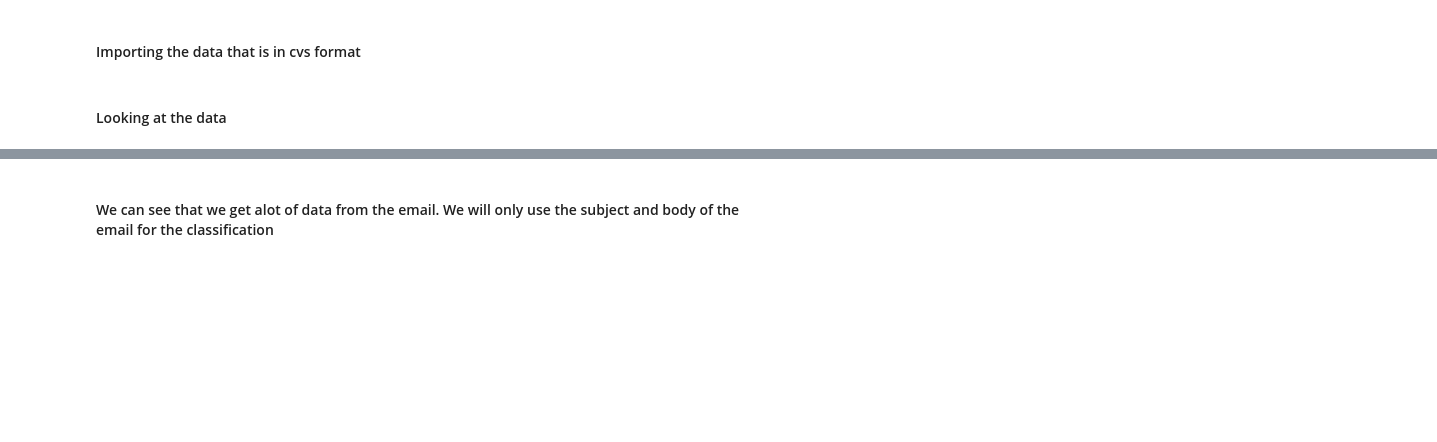
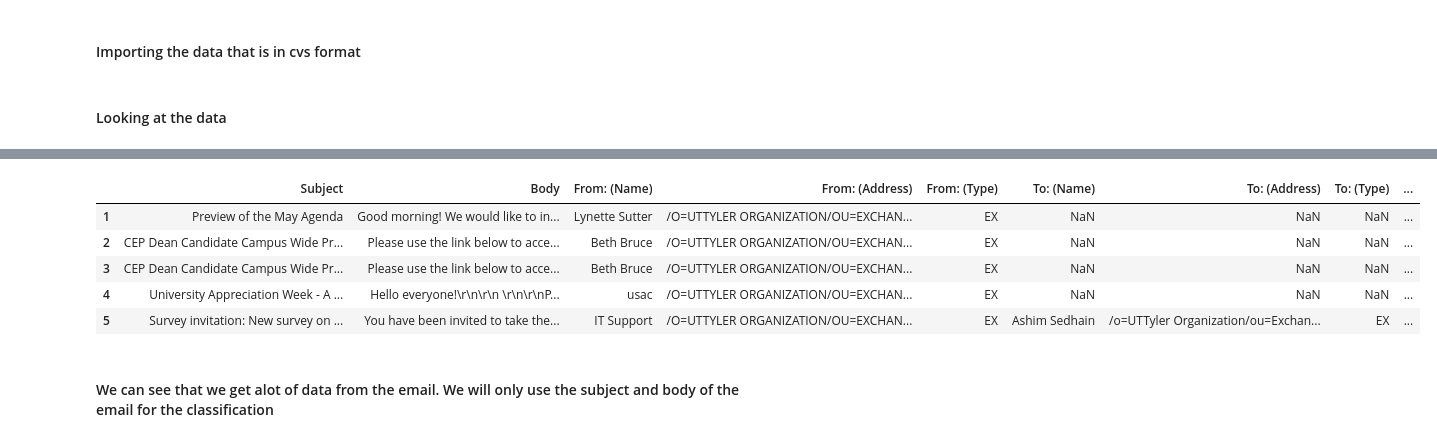
Before and after one commit to asimsedhain/Ticket-Prediction, a Jupyter notebook: Category_From_Emails_Prediction.ipynb, the cells around one changed output, grey strips where cells are left out. Drawn from its saved outputs; the diff is of its cells as text; code cells hidden in the pictures; blank space fills up the shorter version.

```diff
--- a/Category_From_Emails_Prediction.ipynb
+++ b/Category_From_Emails_Prediction.ipynb
@@ -38,3 +30,12 @@ email_df.head()
+# %%
+email_df.iloc[1:6]
+# %% [output]
+|  | Subject | Body | From: (Name) | From: (Address) | From: (Type) | To: (Name) | To: (Address) | To: (Type) | ... |
+| 1 | Preview of the May Agenda | Good morning! We would like to in... | Lynette Sutter | /O=UTTYLER ORGANIZATION/OU=EXCHAN... | EX | NaN | NaN | NaN | ... |
+| 2 | CEP Dean Candidate Campus Wide Pr... | Please use the link below to acce... | Beth Bruce | /O=UTTYLER ORGANIZATION/OU=EXCHAN... | EX | NaN | NaN | NaN | ... |
+| 3 | CEP Dean Candidate Campus Wide Pr... | Please use the link below to acce... | Beth Bruce | /O=UTTYLER ORGANIZATION/OU=EXCHAN... | EX | NaN | NaN | NaN | ... |
+| 4 | University Appreciation Week - A ... | Hello everyone!\r\n\r\n \r\n\r\nP... | usac | /O=UTTYLER ORGANIZATION/OU=EXCHAN... | EX | NaN | NaN | NaN | ... |
+| 5 | Survey invitation: New survey on ... | You have been invited to take the... | IT Support | /O=UTTYLER ORGANIZATION/OU=EXCHAN... | EX | Ashim Sedhain | /o=UTTyler Organization/ou=Exchan... | EX | ... |
 # %% [markdown]
 #### We can see that we get alot of data from the email. We will only use the subject and body of the email for the classification
 # %% [markdown]
```
Also changed, not shown: parts of 53 cells of this notebook.
